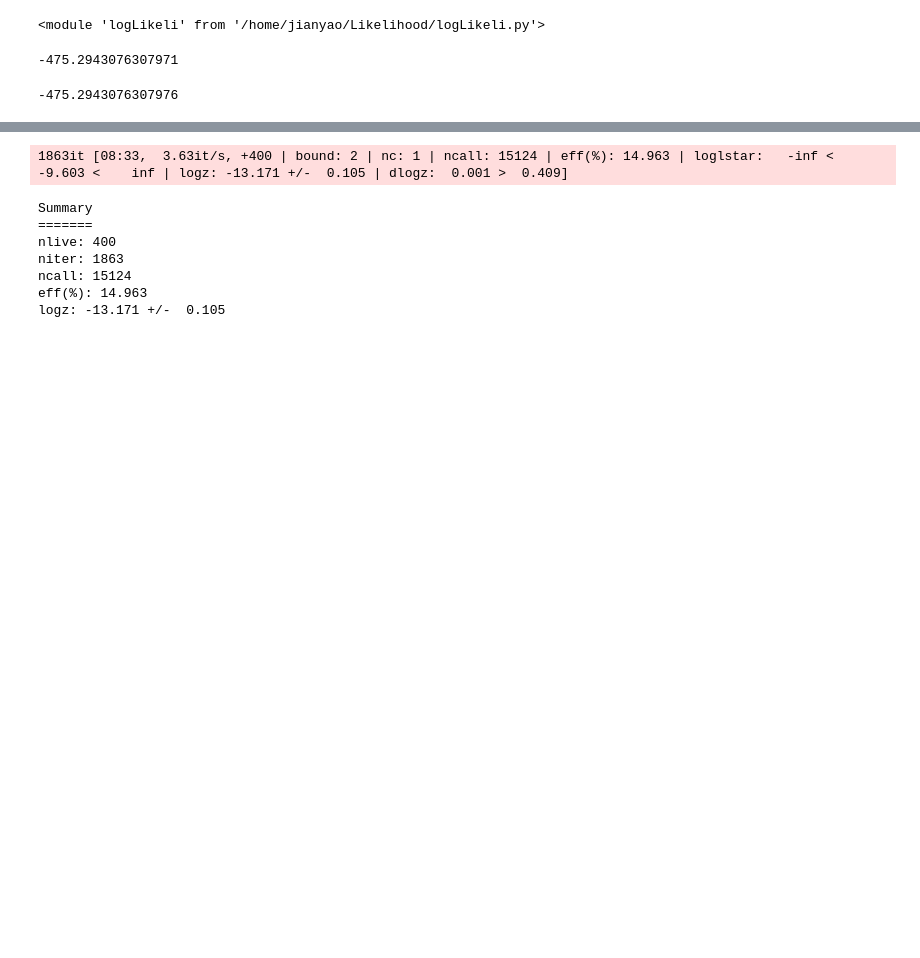
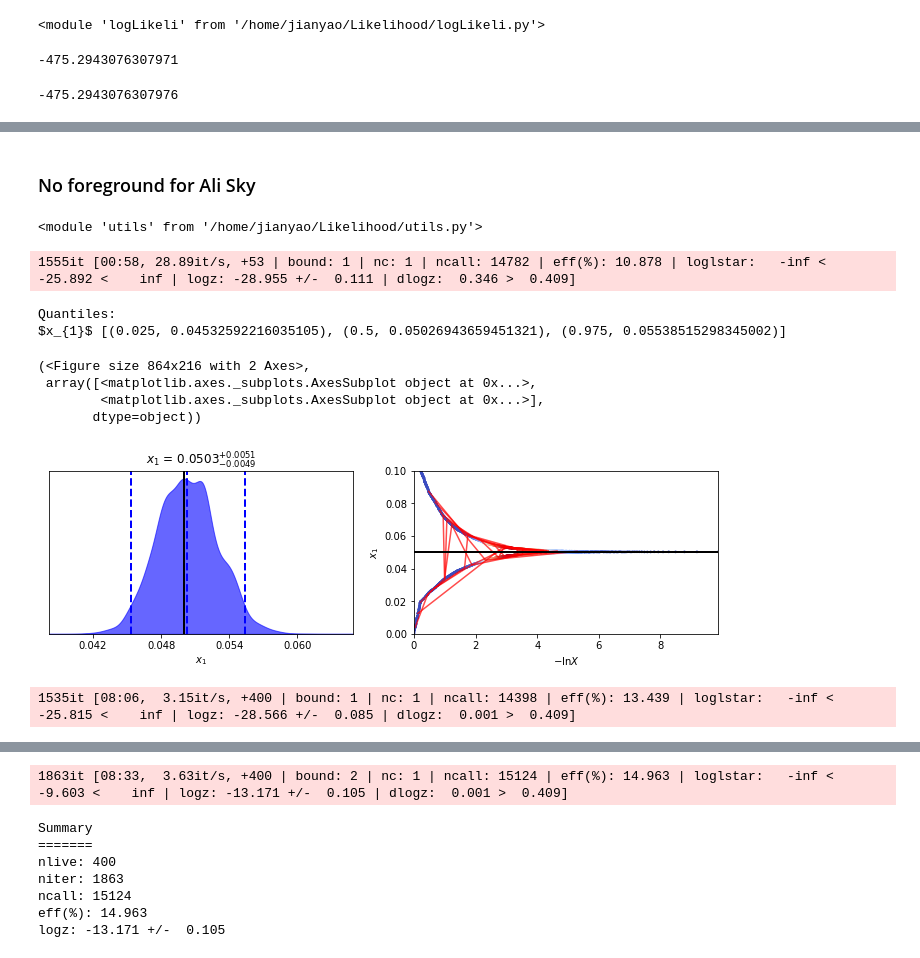
Before and after one commit to YJHelloWorld/Likelihood, a Jupyter notebook: methods.py.ipynb, the cells around one changed output, grey strips where cells are left out. Cells and saved outputs as stored; diff of their text form; code cells hidden in the pictures; blank space fills up the shorter version.

Commit message:
test new likelihood evaluation function

```diff
--- a/methods.py.ipynb
+++ b/methods.py.ipynb
@@ -688,0 +691,6 @@ from dynesty import plotting as dyplot
+# %% [markdown]
+### No foreground for Ali Sky
+# %%
+imp.reload(utils)
+# %% [output]
+<module 'utils' from '/home/jianyao/Likelihood/utils.py'>
@@ -689,5 +699,5 @@ from dynesty import plotting as dyplot
 # %%
-def log_likelihood(cube):
+def log_lcmb(cube):
     r_i = cube;
     bb_tensor = bb_05[0:nmtlmax+1]*r_i/0.05
 
@@ -701,11 +711,35 @@ def log_likelihood(cube):
     # add Noise bias N_l to expectation values.
     C_l = cl_th_test + nl_mean[2]
 
-    logL = evaluateL(C_l,cl_hat_all[10][2], cl_f[2], M_inv, sbin = 1)
+    logL = testL(cl_hat_all_ali[10][2], cl_f_ali[2], C_l, Nf = Nf, M = cov_mat_BB_ali, sbin = 1)
 
     return np.real(logL)
 
-def prior(cube):
+def prior_cmb(cube):
     r = cube*0.1
 
     return r
+# %%
+sampler = dynesty.NestedSampler(log_lcmb, prior_cmb, 1, nlive=400)
+sampler.run_nested()
+results = sampler.results
+# %% [output]
+1555it [00:58, 28.89it/s, +53 | bound: 1 | nc: 1 | ncall: 14782 | eff(%): 10.878 | loglstar:   -inf < -25.892 <    inf | logz: -28.955 +/-  0.111 | dlogz:  0.346 >  0.409]
+# %%
+dyplot.traceplot(results, truths=np.ones(1)*0.050,
+                             truth_color='black', show_titles=True,
+                             trace_cmap='coolwarm', title_fmt='.4f',connect=True, verbose = True)
+# %% [output]
+Quantiles:
+$x_{1}$ [(0.025, 0.04532592216035105), (0.5, 0.05026943659451321), (0.975, 0.05538515298345002)]
+(<Figure size 864x216 with 2 Axes>,
+ array([<matplotlib.axes._subplots.AxesSubplot object at 0x...>,
+        <matplotlib.axes._subplots.AxesSubplot object at 0x...>],
+       dtype=object))
+[figure, added]
+# %%
+sampler = dynesty.NestedSampler(log_lcmb, prior_cmb, 1, nlive=400)
+sampler.run_nested()
+results = sampler.results
+# %% [output]
+1535it [08:06,  3.15it/s, +400 | bound: 1 | nc: 1 | ncall: 14398 | eff(%): 13.439 | loglstar:   -inf < -25.815 <    inf | logz: -28.566 +/-  0.085 | dlogz:  0.001 >  0.409]
```
Also changed, not shown: parts of 30 cells of this notebook.
